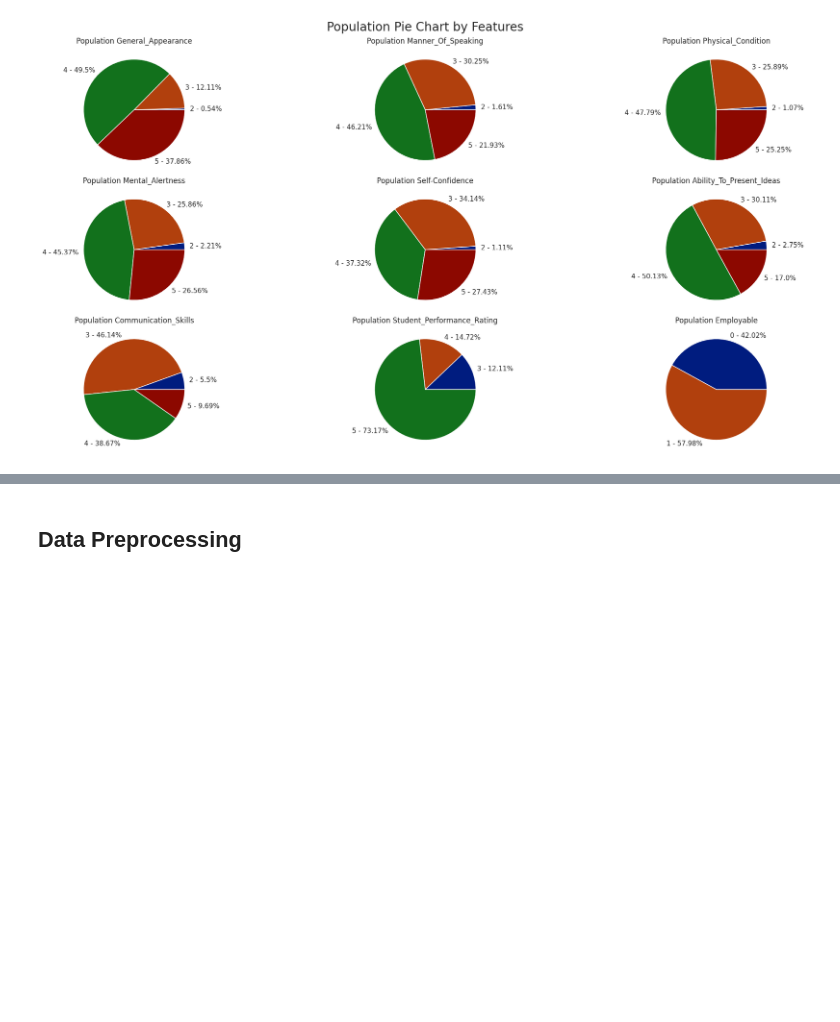
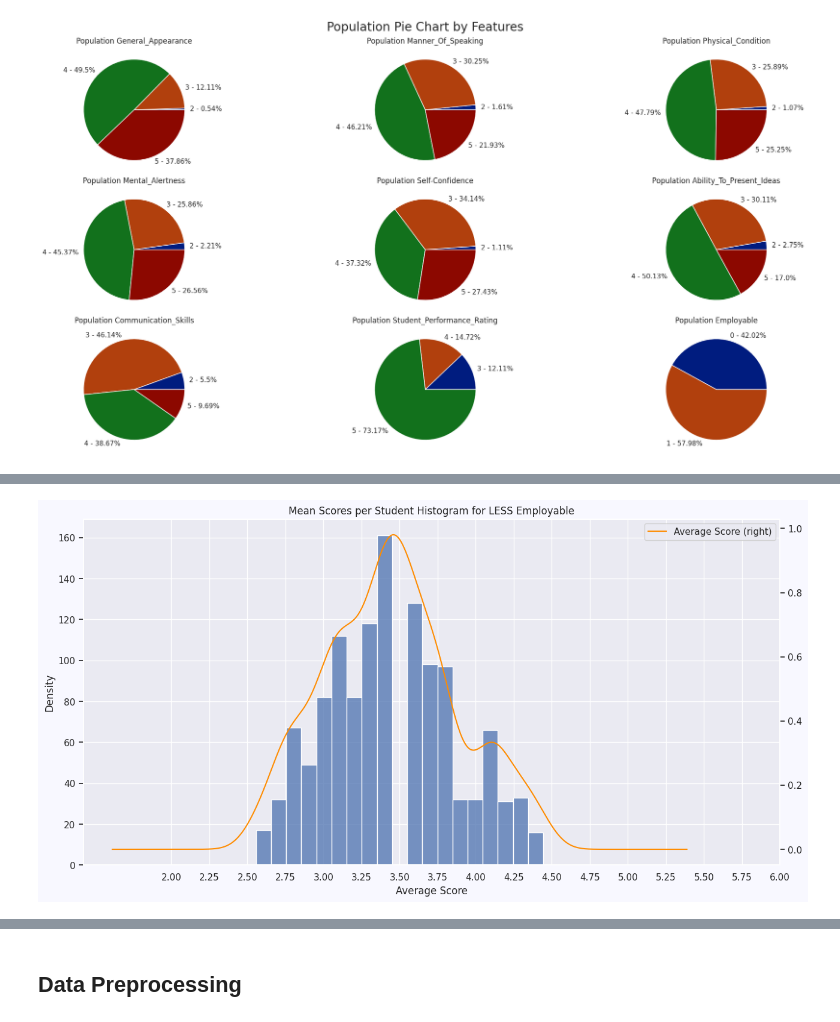
Before and after one commit to mahoangnhatphi/mle501, a Jupyter notebook: MSE_K12_MLE501_Ma_Hoang_Nhat_Phi.ipynb, the cells around one changed output, grey strips where cells are left out. Cells and saved outputs as stored; diff of their text form; code cells hidden in the pictures; blank space fills up the shorter version.

```diff
--- a/MSE_K12_MLE501_Ma_Hoang_Nhat_Phi.ipynb
+++ b/MSE_K12_MLE501_Ma_Hoang_Nhat_Phi.ipynb
@@ -357,0 +429,10 @@ plt.show()
+# %%
+df_ave_less = pd.DataFrame({
+    'Student' : data.index[
+        data['EMPLOYABLE'] == 0
+    ],
+    'Average Score': data.loc[
+        data['EMPLOYABLE'] == 0
+    ]._get_numeric_data().mean(axis = 1)
+})
+df_ave_less
@@ -357,0 +471,21 @@ plt.show()
+# %%
+fig = plt.figure(figsize=(15,7.5))
+fig.patch.set_facecolor('ghostwhite')
+
+ax = sns.histplot(
+    x = 'Average Score',
+    data = df_ave_less
+)
+
+df_ave_less.plot(
+    kind='kde',
+    ax=ax,
+    secondary_y=True,
+    color = 'darkorange'
+)
+
+plt.xticks(np.arange(2,6.25,0.25))
+plt.title('Mean Scores per Student Histogram for LESS Employable')
+plt.show()
+# %% [output]
+[figure, added]
```
Also changed, not shown: parts of 7 cells of this notebook.
